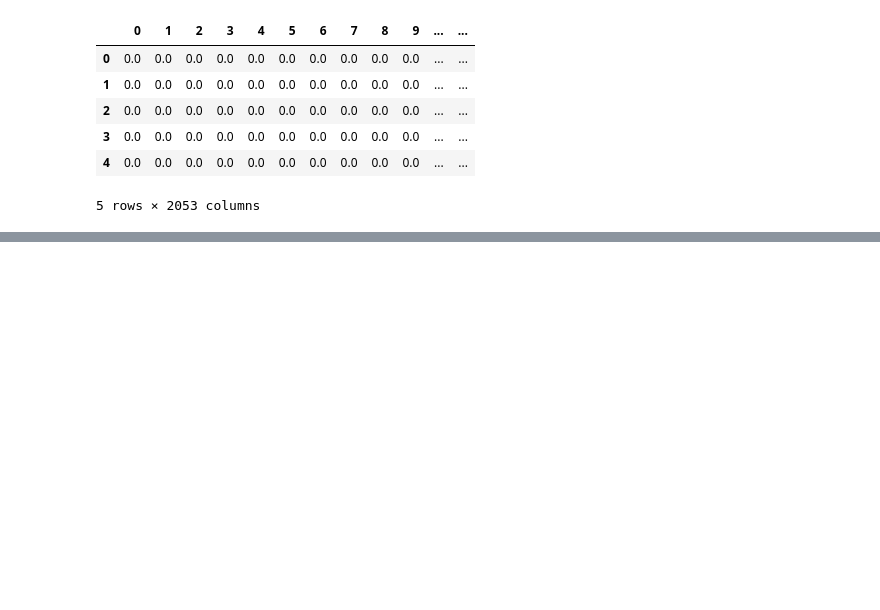
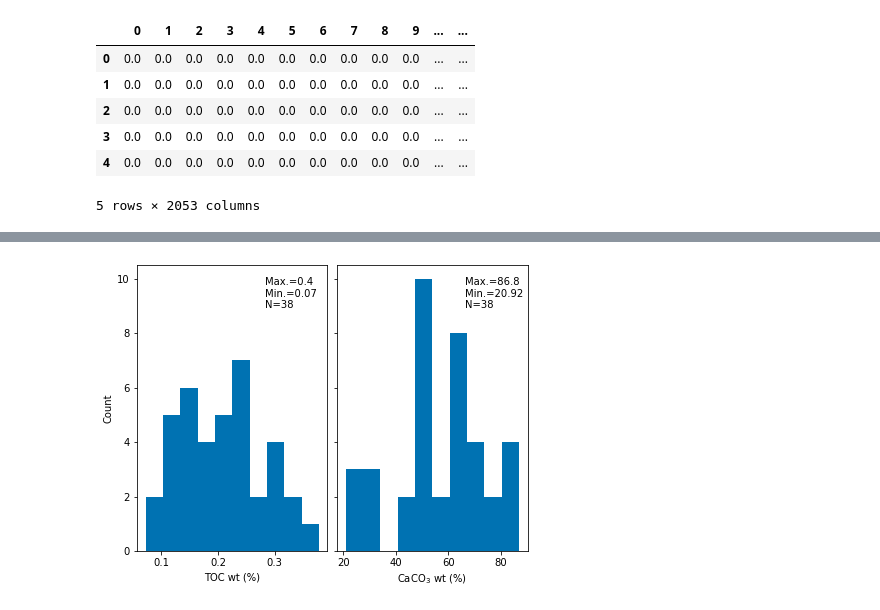
Before and after one commit to dispink/CaCO3_NWP, a Jupyter notebook: plot_for_paper.ipynb, the cells around one changed output, grey strips where cells are left out. Cells and saved outputs as stored; diff of their text form; code cells hidden in the pictures; blank space fills up the shorter version.

```diff
--- a/plot_for_paper.ipynb
+++ b/plot_for_paper.ipynb
@@ -70,0 +154,17 @@ merge_df.head()
+# %%
+fig, axes =  plt.subplots(1, 2, figsize=(7, 5), sharey='row')
+
+for ax, analyte in zip(axes, ['TOC%', 'CaCO3%']):
+    y = merge_df.loc[merge_df.core == 'SO264-15-2', analyte]
+    ax.hist(y)
+    ax.text(0.67, 0.85, "Max.={:.1f}\nMin.={:.2f}\nN={}".format(
+        np.max(y), np.min(y), len(y)), transform=ax.transAxes)
+
+
+axes[0].set_xlabel('TOC wt (%)')
+axes[1].set_xlabel('CaCO$_{3}$ wt (%)')
+axes[0].set_ylabel('Count')
+fig.subplots_adjust(wspace=.05, top=.92)
+fig.savefig('results/data_hist_pilot_{}.png'.format(date))
+# %% [output]
+[figure, added]
```
Also changed, not shown: parts of 8 cells of this notebook.
